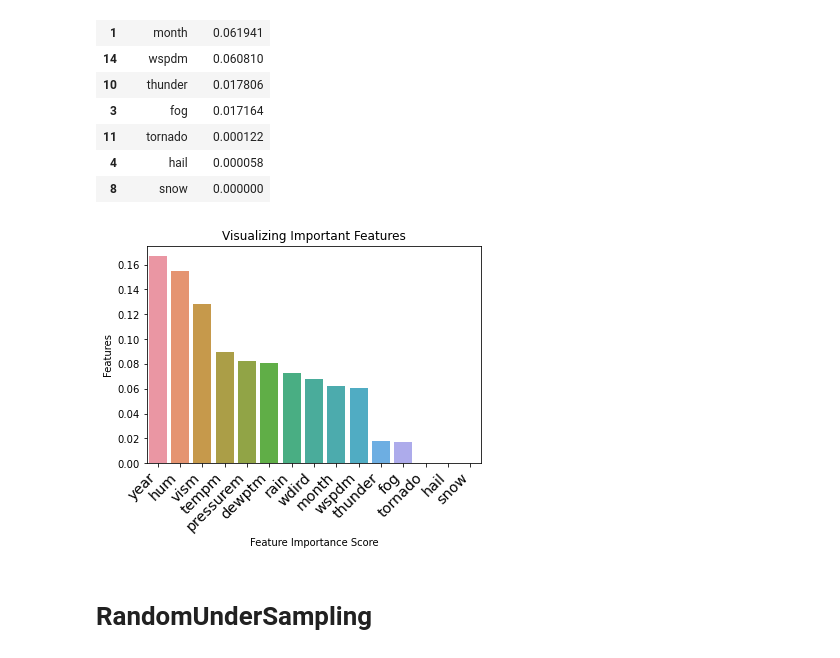
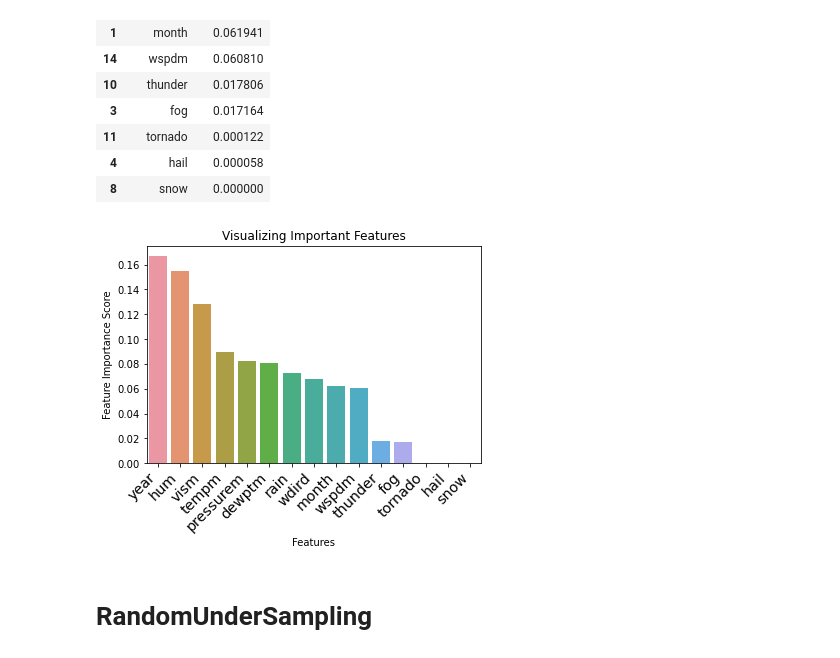
Before and after one commit to rankx034/final-project, a Jupyter notebook: MachineLearningModels/RandomForestClassifier.ipynb, the cells around one changed output. Drawn from its saved outputs; the diff is of its cells as text; code cells hidden in the pictures.

```diff
--- a/MachineLearningModels/RandomForestClassifier.ipynb
+++ b/MachineLearningModels/RandomForestClassifier.ipynb
@@ -298,19 +298,19 @@ ft_imp_rfc_ros
 # %%
 # visualize important featuers
 
 # Creating a bar plot
 sns.barplot(x=ft_imp_rfc_ros.feature, y=ft_imp_rfc_ros.importance)
 # Add labels to your
 
-plt.xlabel("Feature Importance Score")
-plt.ylabel("Features")
+plt.ylabel("Feature Importance Score")
+plt.xlabel("Features")
 plt.title("Visualizing Important Features")
 plt.xticks(
     rotation=45, horizontalalignment="right", fontweight="light", fontsize="x-large"
 )
 plt.show()
 # %% [output]
-[figure, old version]
+[figure, new version]
 # %% [markdown]
 # RandomUnderSampling
 # %%
```
Also changed, not shown: parts of 2 cells of this notebook, 1 other file.
